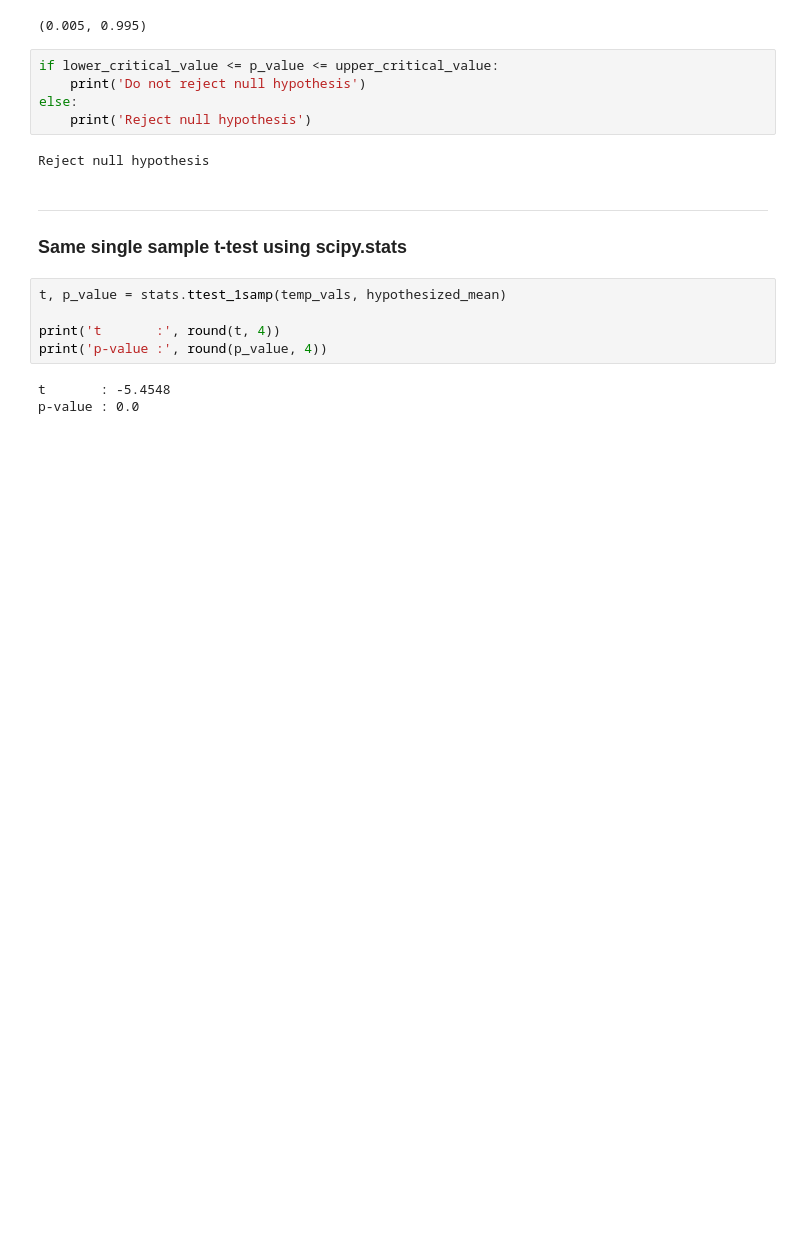
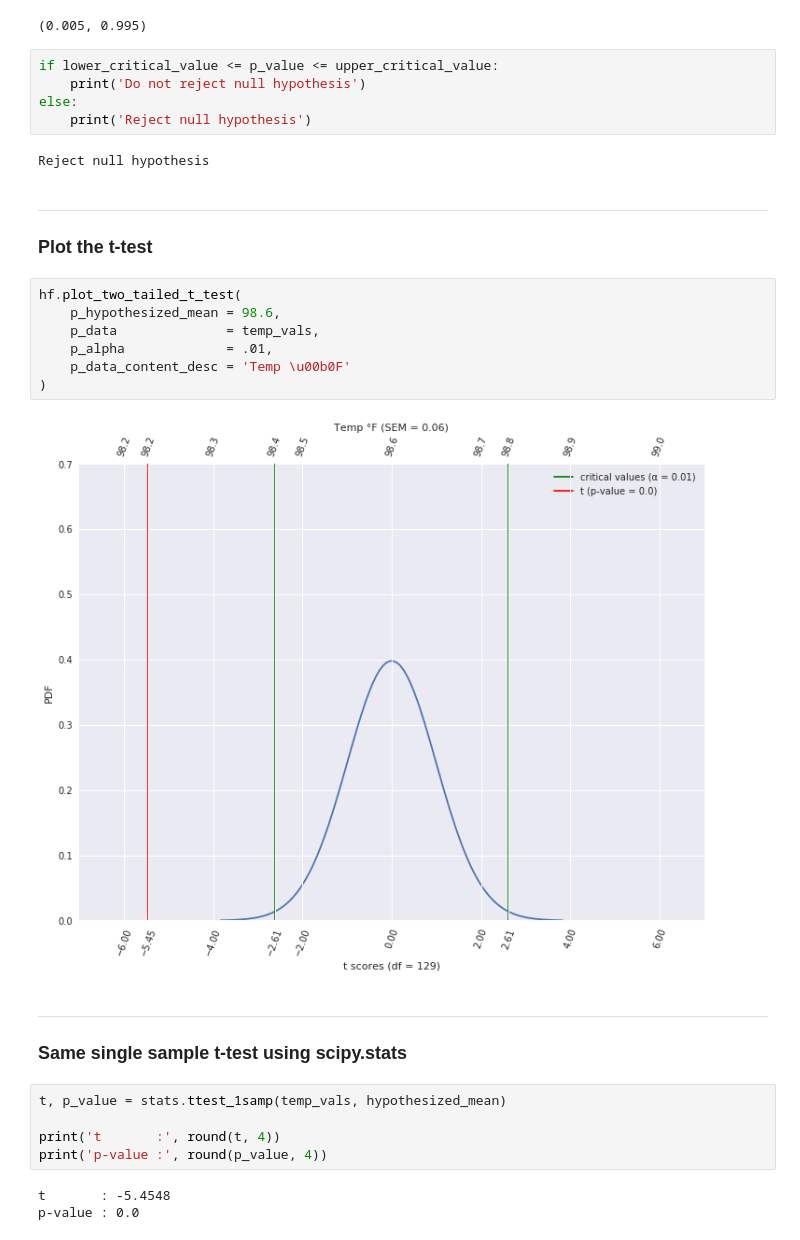
Before and after one commit to Ylazerson/sb-mini-project-world-bank, a Jupyter notebook: notebooks/08-inferential-statistics/01-human-body-temperature-eda.ipynb, the cells around one changed output. Saved outputs shown, nothing was run; the diff lists cells and outputs as text; blank space fills up the shorter version.

Commit message:
Added plotting for z and t tests

```diff
--- a/notebooks/08-inferential-statistics/01-human-body-temperature-eda.ipynb
+++ b/notebooks/08-inferential-statistics/01-human-body-temperature-eda.ipynb
@@ -636,6 +626,18 @@ else:
     print('Reject null hypothesis')
 # %% [output]
 Reject null hypothesis
+# %% [markdown]
+---
+### Plot the t-test
+# %%
+hf.plot_two_tailed_t_test(
+    p_hypothesized_mean = 98.6,
+    p_data              = temp_vals,
+    p_alpha             = .01,
+    p_data_content_desc = 'Temp \u00b0F'
+)
+# %% [output]
+[figure, added]
 # %% [markdown]
 ---
 
```
Also changed, not shown: parts of 39 cells of this notebook, 1 other file.
